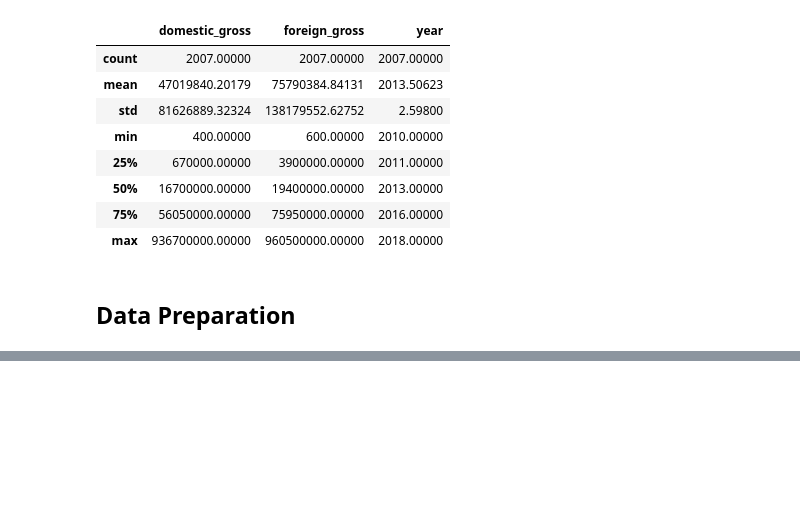
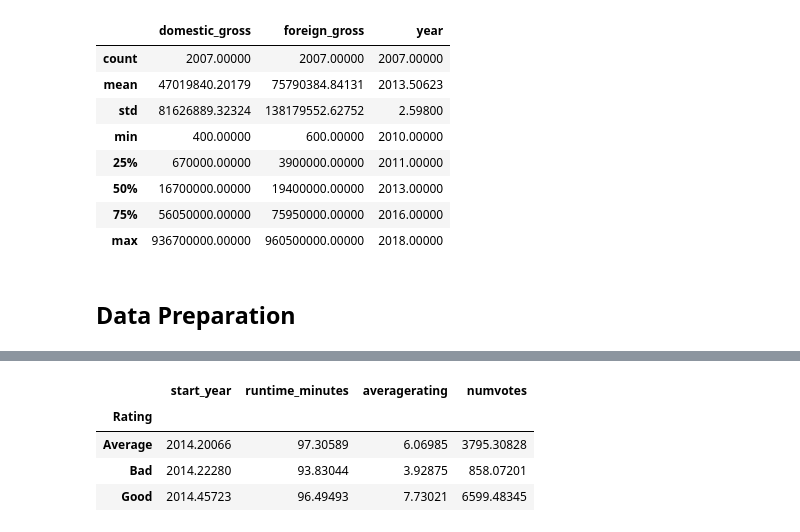
Before and after one commit to jordanate/microsoft-movie-studios-EDA, a Jupyter notebook: Phase 1 Project Notebook.ipynb, the cells around one changed output, grey strips where cells are left out. Saved outputs shown, nothing was run; the diff lists cells and outputs as text; code cells hidden in the pictures; blank space fills up the shorter version.

```diff
--- a/Phase 1 Project Notebook.ipynb
+++ b/Phase 1 Project Notebook.ipynb
@@ -434,0 +530,32 @@ avg_ratings_per_genre_filtered
+# %%
+#Creating a new dataframe called runtime_per_rating
+runtime_per_rating = pd.DataFrame(joined_mb_mr)
+# %%
+#Creating 'Rating' categories on a Good, Average, or Bad scale
+
+#If the averagerating of a movie is greater than or equal to 7, it is considered 'Good'
+runtime_per_rating.loc[runtime_per_rating['averagerating'] >= 7, 'Rating'] = 'Good'
+
+#If the averagerating of a movie is less than 7 and greater than or equal to 5, it is considered 'Average'
+runtime_per_rating.loc[(runtime_per_rating['averagerating'] < 7) & \
+                        (runtime_per_rating['averagerating'] >= 5), 'Rating'] = 'Average'
+
+#If the averagerating of a movie is less than 5, it is considered 'Bad'
+runtime_per_rating.loc[runtime_per_rating['averagerating']  < 5, 'Rating'] = 'Bad'
+# %%
+#Limiting the entries to just those whose runtime is between 1 hour and 4 hours
+runtime_per_rating_filtered = runtime_per_rating.loc[(runtime_per_rating['runtime_minutes'] <= 240) \
+                                                     & (runtime_per_rating['runtime_minutes'] > 60)]\
+                                                        .sort_values(by = 'runtime_minutes',ascending = False)
+# %%
+#Looking at the runtime of all genres of movies across the different ratings categories
+runtime_per_rating_all_genres = runtime_per_rating_filtered.groupby('Rating').mean()
+runtime_per_rating_all_genres
+
+#61244 ENTRIES
+# %% [output]
+|  | start_year | runtime_minutes | averagerating | numvotes |
+| Rating |  |  |  |  |
+| Average | 2014.20066 | 97.30589 | 6.06985 | 3795.30828 |
+| Bad | 2014.22280 | 93.83044 | 3.92875 | 858.07201 |
+| Good | 2014.45723 | 96.49493 | 7.73021 | 6599.48345 |
```
Also changed, not shown: parts of 62 cells of this notebook.
